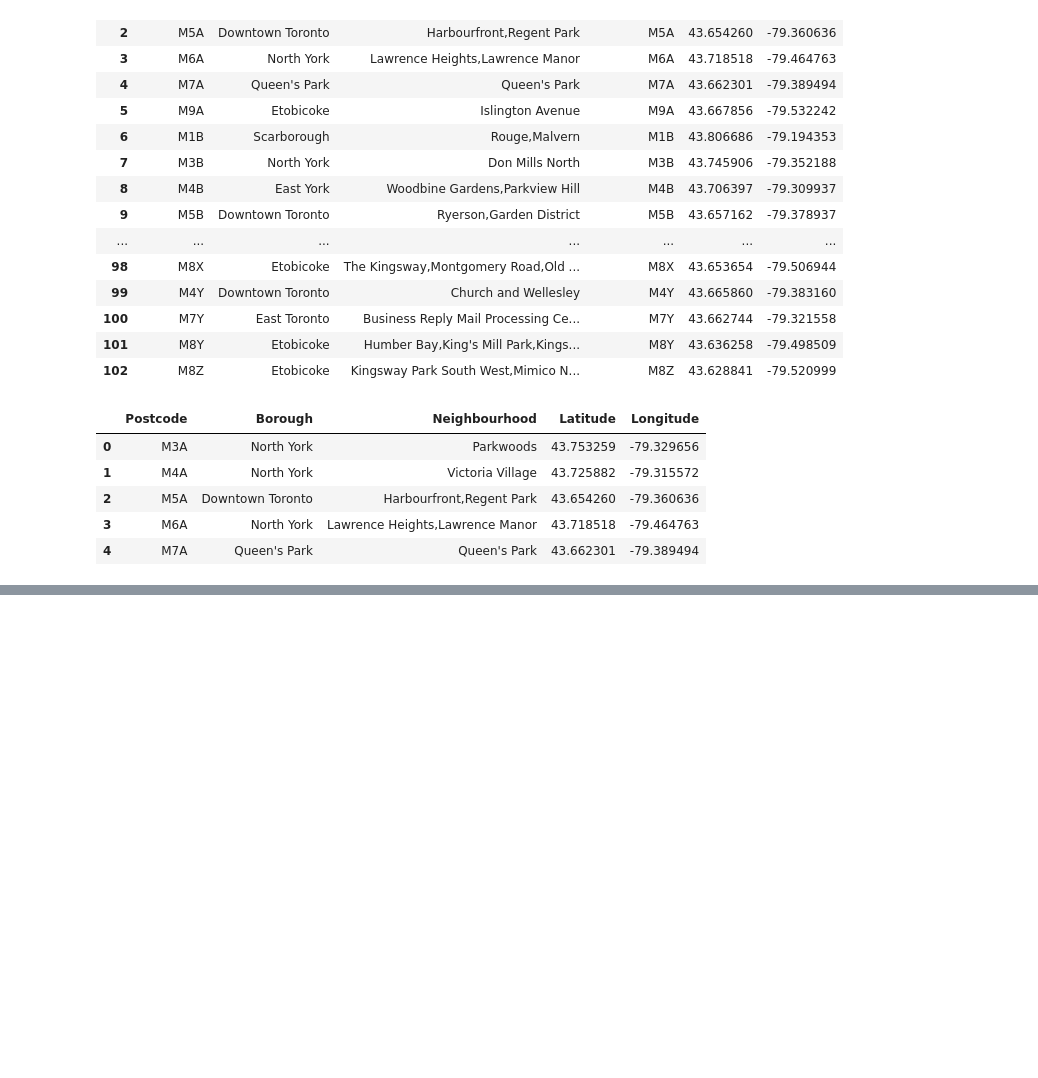
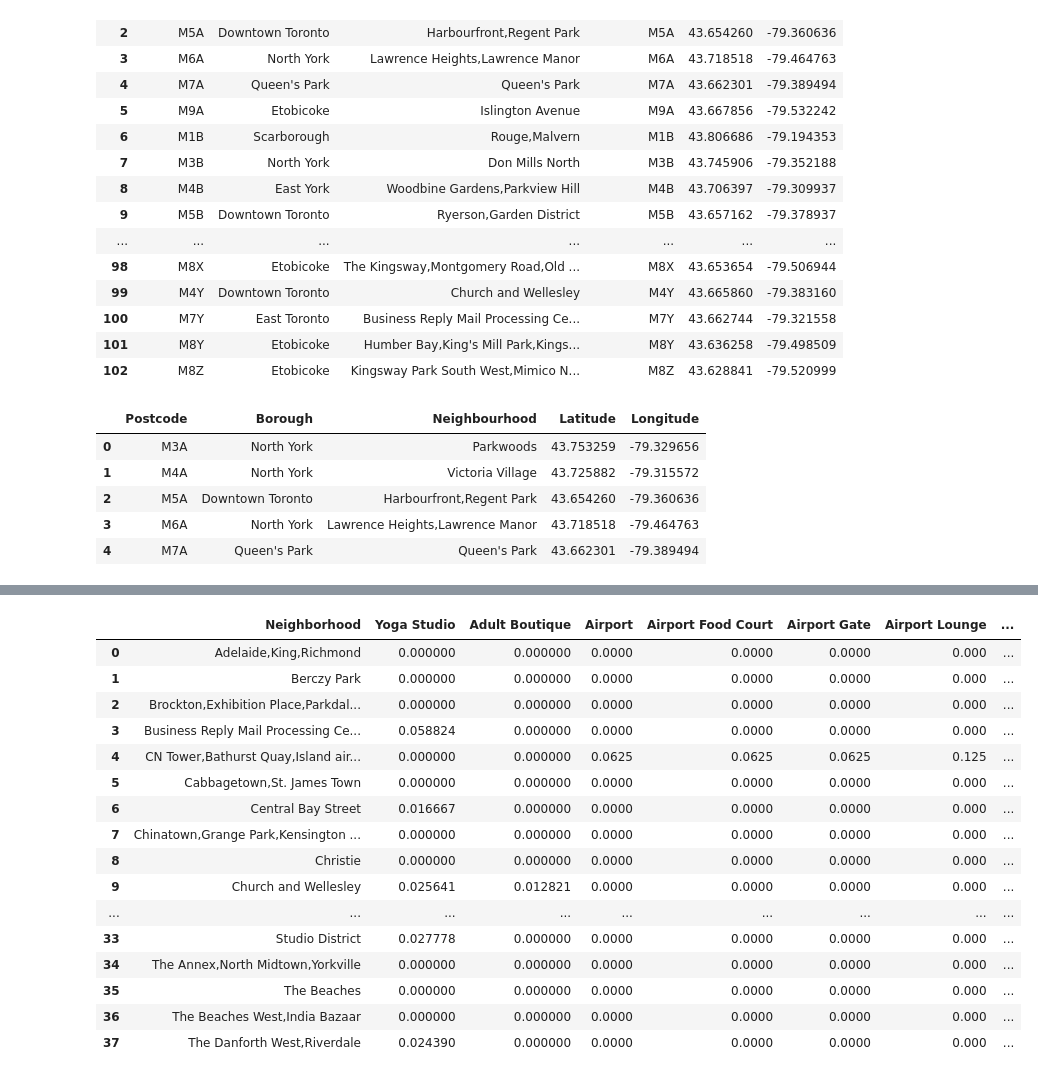
Before and after one commit to afigatner/Coursera_Capstone, a Jupyter notebook: Applied Data Science Capstone - Week 3.ipynb, the cells around one changed output, grey strips where cells are left out. Drawn from its saved outputs; the diff is of its cells as text; code cells hidden in the pictures; blank space fills up the shorter version.

Commit message:
Published from Watson Studio.

```diff
--- a/Applied Data Science Capstone - Week 3.ipynb
+++ b/Applied Data Science Capstone - Week 3.ipynb
@@ -155,0 +231,5 @@ merged_tableedit.head()
+# %%
+# use only boroughs with "Toronto" in the name
+
+toronto_data = merged_tableedit[merged_tableedit['Borough'].str.contains('Toronto')].reset_index(drop=True)
+toronto_data
@@ -155,0 +275,11 @@ merged_tableedit.head()
+# %%
+# set foursquare parameters
+
+CLIENT_ID = 'BNEPNEJIRIKQUNA0NDIZB4AI4E54XQHB01BNXIGGNAFR05WD' # your Foursquare ID
+CLIENT_SECRET = 'CM3YG2NVHR1K0GIHCVVTWS0PZ5ZTKJ0PB0WXJ1X2MJF3CQJ5' # your Foursquare Secret
+VERSION = '20180605' # Foursquare API version
+LIMIT = 100 # A default Foursquare API limit value
+
+print('Your credentails:')
+print('CLIENT_ID: ' + CLIENT_ID)
+print('CLIENT_SECRET:' + CLIENT_SECRET)
@@ -155,0 +340,7 @@ merged_tableedit.head()
+# %%
+#run "getNearbyVenues" to get list of Toronto Venues
+
+toronto_venues = getNearbyVenues(names=toronto_data['Neighbourhood'],
+                                   latitudes=toronto_data['Latitude'],
+                                   longitudes=toronto_data['Longitude']
+                                  )
@@ -155,0 +403,12 @@ merged_tableedit.head()
+# %%
+# one hot encoding
+toronto_onehot = pd.get_dummies(toronto_venues[['Venue Category']], prefix="", prefix_sep="")
+
+# add neighborhood column back to dataframe
+toronto_onehot['Neighborhood'] = toronto_venues['Neighborhood']
+
+# move neighborhood column to the first column
+fixed_columns = [toronto_onehot.columns[-1]] + list(toronto_onehot.columns[:-1])
+toronto_onehot = toronto_onehot[fixed_columns]
+
+toronto_onehot.head()
@@ -155,0 +422,23 @@ merged_tableedit.head()
+# %%
+#show number of venues per category in each neighborhood
+
+toronto_grouped = toronto_onehot.groupby('Neighborhood').mean().reset_index()
+toronto_grouped
+# %% [output]
+|  | Neighborhood | Yoga Studio | Adult Boutique | Airport | Airport Food Court | Airport Gate | Airport Lounge | ... |
+| 0 | Adelaide,King,Richmond | 0.000000 | 0.000000 | 0.0000 | 0.0000 | 0.0000 | 0.000 | ... |
+| 1 | Berczy Park | 0.000000 | 0.000000 | 0.0000 | 0.0000 | 0.0000 | 0.000 | ... |
+| 2 | Brockton,Exhibition Place,Parkdal... | 0.000000 | 0.000000 | 0.0000 | 0.0000 | 0.0000 | 0.000 | ... |
+| 3 | Business Reply Mail Processing Ce... | 0.058824 | 0.000000 | 0.0000 | 0.0000 | 0.0000 | 0.000 | ... |
+| 4 | CN Tower,Bathurst Quay,Island air... | 0.000000 | 0.000000 | 0.0625 | 0.0625 | 0.0625 | 0.125 | ... |
+| 5 | Cabbagetown,St. James Town | 0.000000 | 0.000000 | 0.0000 | 0.0000 | 0.0000 | 0.000 | ... |
+| 6 | Central Bay Street | 0.016667 | 0.000000 | 0.0000 | 0.0000 | 0.0000 | 0.000 | ... |
+| 7 | Chinatown,Grange Park,Kensington ... | 0.000000 | 0.000000 | 0.0000 | 0.0000 | 0.0000 | 0.000 | ... |
+| 8 | Christie | 0.000000 | 0.000000 | 0.0000 | 0.0000 | 0.0000 | 0.000 | ... |
+| 9 | Church and Wellesley | 0.025641 | 0.012821 | 0.0000 | 0.0000 | 0.0000 | 0.000 | ... |
+| ... | ... | ... | ... | ... | ... | ... | ... | ... |
+| 33 | Studio District | 0.027778 | 0.000000 | 0.0000 | 0.0000 | 0.0000 | 0.000 | ... |
+| 34 | The Annex,North Midtown,Yorkville | 0.000000 | 0.000000 | 0.0000 | 0.0000 | 0.0000 | 0.000 | ... |
+| 35 | The Beaches | 0.000000 | 0.000000 | 0.0000 | 0.0000 | 0.0000 | 0.000 | ... |
+| 36 | The Beaches West,India Bazaar | 0.000000 | 0.000000 | 0.0000 | 0.0000 | 0.0000 | 0.000 | ... |
+| 37 | The Danforth West,Riverdale | 0.024390 | 0.000000 | 0.0000 | 0.0000 | 0.0000 | 0.000 | ... |
```
Also changed, not shown: parts of 31 cells of this notebook.
